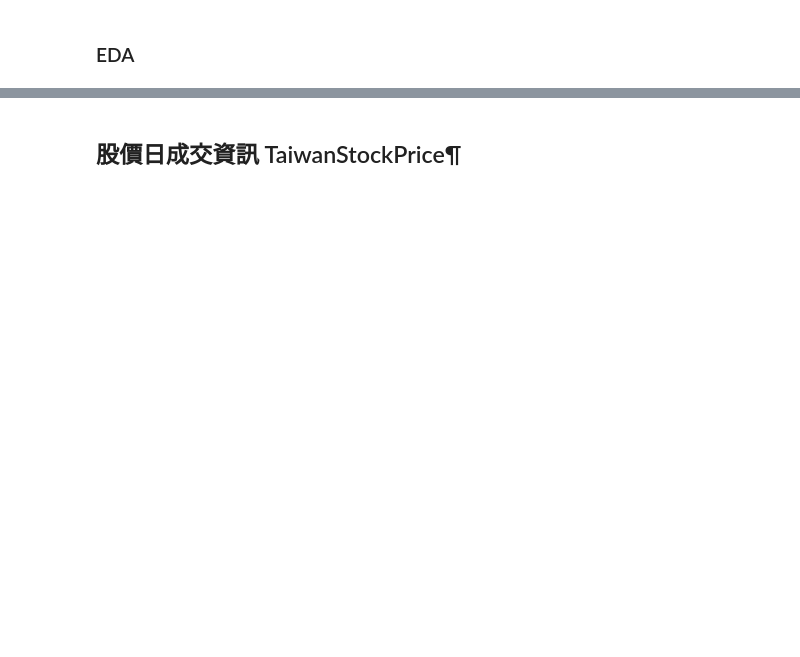
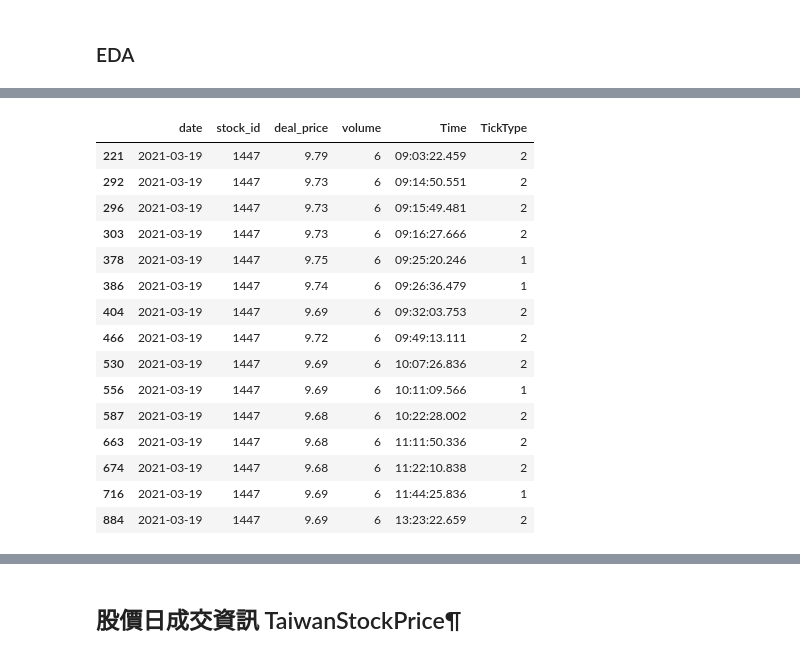
Before and after one commit to NTU-Sherlock/Stock_price, a Jupyter notebook: RiseSignal_dataAPI.ipynb, the cells around one changed output, grey strips where cells are left out. Saved outputs shown, nothing was run; the diff lists cells and outputs as text; code cells hidden in the pictures; blank space fills up the shorter version.

```diff
--- a/RiseSignal_dataAPI.ipynb
+++ b/RiseSignal_dataAPI.ipynb
@@ -118,0 +103,19 @@ Length: 2601, dtype: int64
+# %%
+df2[df2.volume==6]
+# %% [output]
+|  | date | stock_id | deal_price | volume | Time | TickType |
+| 221 | 2021-03-19 | 1447 | 9.79 | 6 | 09:03:22.459 | 2 |
+| 292 | 2021-03-19 | 1447 | 9.73 | 6 | 09:14:50.551 | 2 |
+| 296 | 2021-03-19 | 1447 | 9.73 | 6 | 09:15:49.481 | 2 |
+| 303 | 2021-03-19 | 1447 | 9.73 | 6 | 09:16:27.666 | 2 |
+| 378 | 2021-03-19 | 1447 | 9.75 | 6 | 09:25:20.246 | 1 |
+| 386 | 2021-03-19 | 1447 | 9.74 | 6 | 09:26:36.479 | 1 |
+| 404 | 2021-03-19 | 1447 | 9.69 | 6 | 09:32:03.753 | 2 |
+| 466 | 2021-03-19 | 1447 | 9.72 | 6 | 09:49:13.111 | 2 |
+| 530 | 2021-03-19 | 1447 | 9.69 | 6 | 10:07:26.836 | 2 |
+| 556 | 2021-03-19 | 1447 | 9.69 | 6 | 10:11:09.566 | 1 |
+| 587 | 2021-03-19 | 1447 | 9.68 | 6 | 10:22:28.002 | 2 |
+| 663 | 2021-03-19 | 1447 | 9.68 | 6 | 11:11:50.336 | 2 |
+| 674 | 2021-03-19 | 1447 | 9.68 | 6 | 11:22:10.838 | 2 |
+| 716 | 2021-03-19 | 1447 | 9.69 | 6 | 11:44:25.836 | 1 |
+| 884 | 2021-03-19 | 1447 | 9.69 | 6 | 13:23:22.659 | 2 |
```
Also changed, not shown: parts of 24 cells of this notebook.
